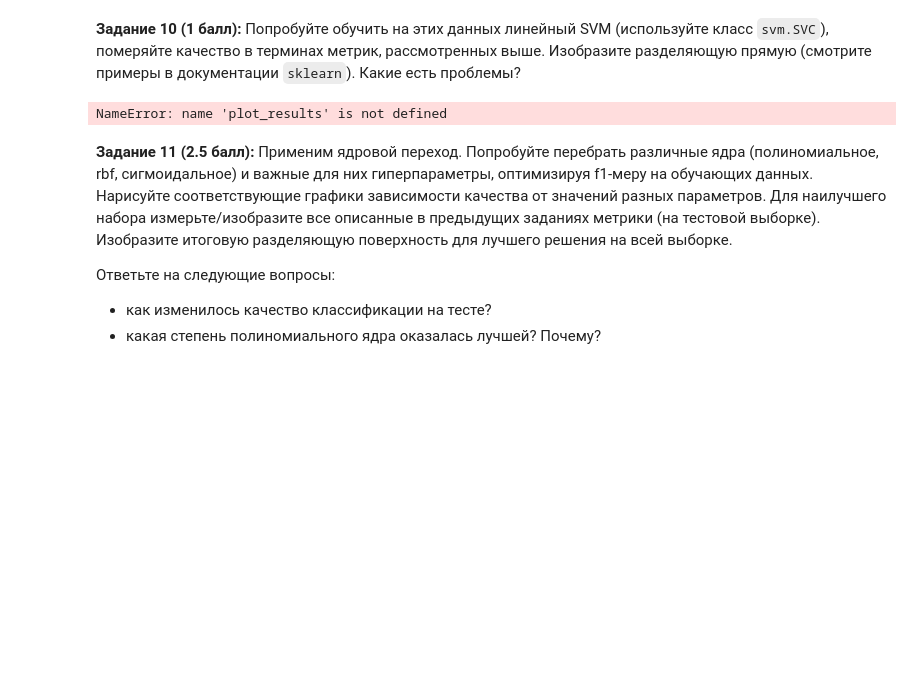
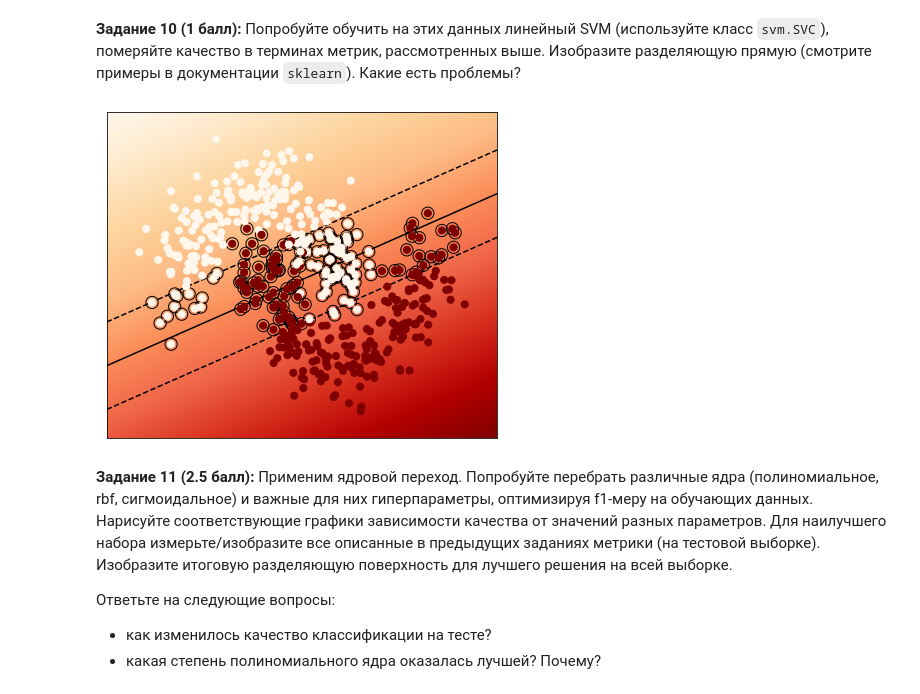
Before and after one commit to dep-810b-studs/mipt-python, a Jupyter notebook: tasks/mipt-python-task-ml.ipynb, the cells around one changed output. Drawn from its saved outputs; the diff is of its cells as text; code cells hidden in the pictures; blank space fills up the shorter version.

Commit message:
python-ml: make graphic in 10th task

```diff
--- a/tasks/mipt-python-task-ml.ipynb
+++ b/tasks/mipt-python-task-ml.ipynb
@@ -391,14 +391,70 @@ plt.scatter(moons_points[:, 0], moons_points[:, 1], c=moons_labels)
 [figure]
 # %% [markdown]
 __Задание 10 (1 балл):__ Попробуйте обучить на этих данных линейный SVM (используйте класс `svm.SVC`), померяйте качество в терминах метрик, рассмотренных выше. Изобразите разделяющую прямую (смотрите примеры в документации `sklearn`). Какие есть проблемы?
-# %%
-import sklearn.svm as svm
-
-model = svm.SVC(kernel='linear', C=1.0)
-model.fit(moons_points, moons_labels)
-plot_results(model, moons_points, moons_labels)
-# %% [output]
-NameError: name 'plot_results' is not defined
+# %%
+import sklearn.svm as svm
+import numpy as np
+import matplotlib.pyplot as plt
+
+# helper function for visualization
+
+# level parameter should be tuned by hand for more convenient sight
+
+def plot_results(model, X, y, level=1.0, cmap_objects=plt.cm.OrRd, cmap_plot=plt.cm.OrRd,
+                 use_decision_function=True, plot_logreg=False):
+    # plot the line, the points, and the nearest vectors to the plane
+    plt.figure(1, figsize=(7, 6))
+    plt.clf()
+
+    if hasattr(model, "support_vectors_"):
+        plt.scatter(model.support_vectors_[:, 0], model.support_vectors_[:, 1], s=150,
+                    facecolors='none', zorder=10, edgecolors='k')
+    plt.scatter(X[:, 0], X[:, 1], c=y, zorder=10, cmap=cmap_objects, s=50)
+
+    plt.axis('tight')
+
+    x_min, x_max = np.min(X[:, 0]), np.max(X[:, 0])
+    x_bound = np.abs(x_max - x_min) / 10.0
+    x_min -= x_bound
+    x_max += x_bound
+
+    y_min, y_max = np.min(X[:, 1]), np.max(X[:, 1])
+    y_bound = np.abs(y_max - y_min) / 10.0
+    y_min -= y_bound
+    y_max += y_bound
+
+    XX, YY = np.mgrid[x_min:x_max:500j, y_min:y_max:500j]
+
+    use_Z = False
+    if hasattr(model, "decision_function") and use_decision_function:
+        Z = model.decision_function(np.c_[XX.ravel(), YY.ravel()])
+        use_Z = True
+    elif hasattr(model, "predict"):
+        Z = model.predict(np.c_[XX.ravel(), YY.ravel()])
+        use_Z = True
+
+    # Put the result into a color plot
+    if use_Z:
+        Z = Z.reshape(XX.shape)
+        plt.figure(1, figsize=(7, 6))
+        plt.pcolormesh(XX, YY, Z, cmap=cmap_plot)
+        if hasattr(model, "support_vectors_"):
+            plt.contour(XX, YY, Z, colors=['k', 'k', 'k'], linestyles=['--', '-', '--'], levels=[-level, 0, level])
+        elif plot_logreg:
+            plt.contour(XX, YY, Z, colors=['k', 'k', 'k'], linestyles=['--', '-', '--'], levels=[-1e-10, 0, 1e+10])
+
+    plt.xlim(x_min, x_max)
+    plt.ylim(y_min, y_max)
+
+    plt.xticks(())
+    plt.yticks(())
+    plt.show()
+
+model = svm.SVC(kernel='linear', C=1.0)
+model.fit(moons_points, moons_labels)
+plot_results(model, moons_points, moons_labels)
+# %% [output]
+[figure, added]
 # %% [markdown]
 __Задание 11 (2.5 балл):__ Применим ядровой переход. Попробуйте перебрать различные ядра (полиномиальное, rbf, сигмоидальное) и важные для них гиперпараметры, оптимизируя f1-меру на обучающих данных. Нарисуйте соответствующие графики зависимости качества от значений разных параметров. Для наилучшего набора измерьте/изобразите все описанные в предыдущих заданиях метрики (на тестовой выборке). Изобразите итоговую разделяющую поверхность для лучшего решения на всей выборке.
 
```
